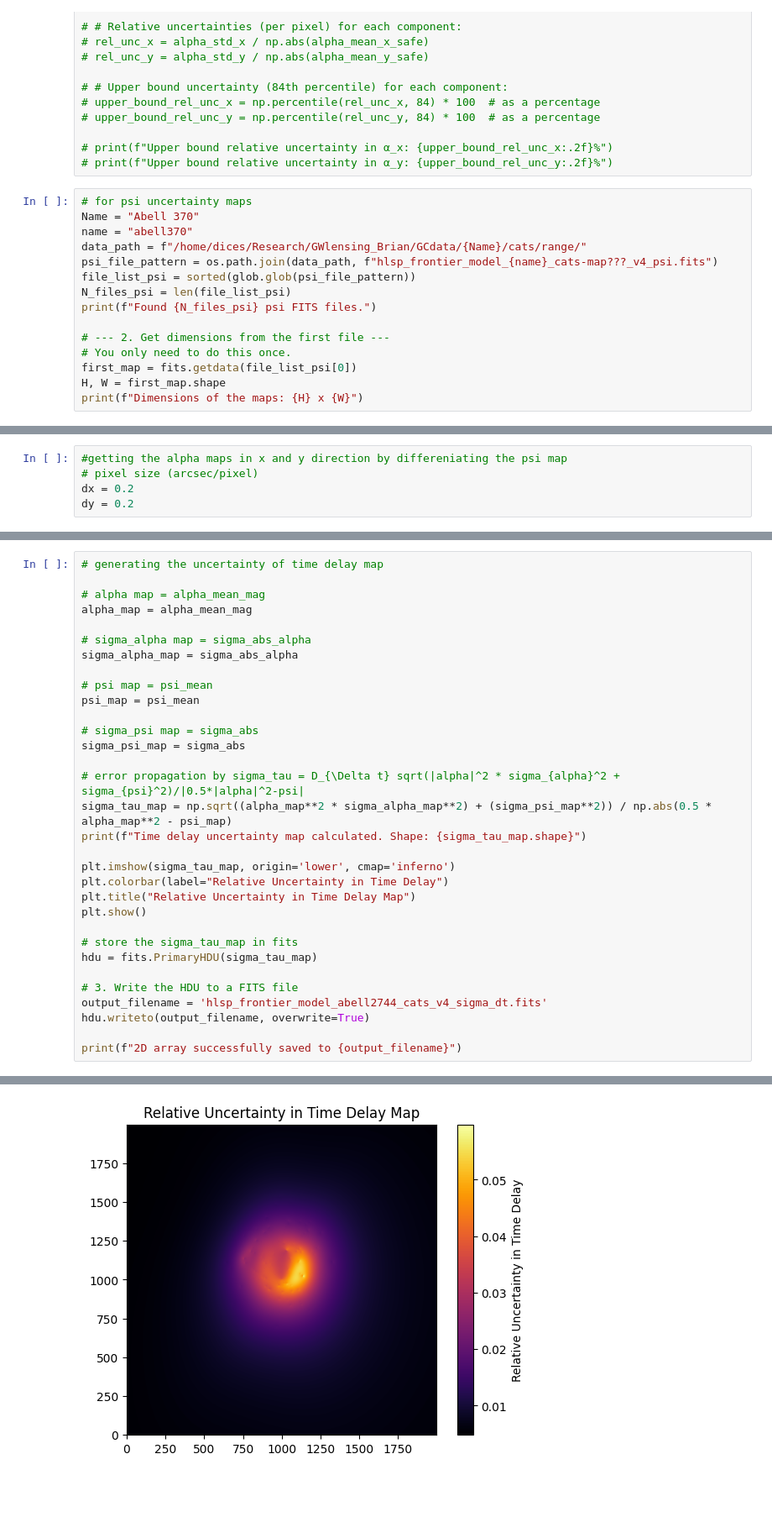
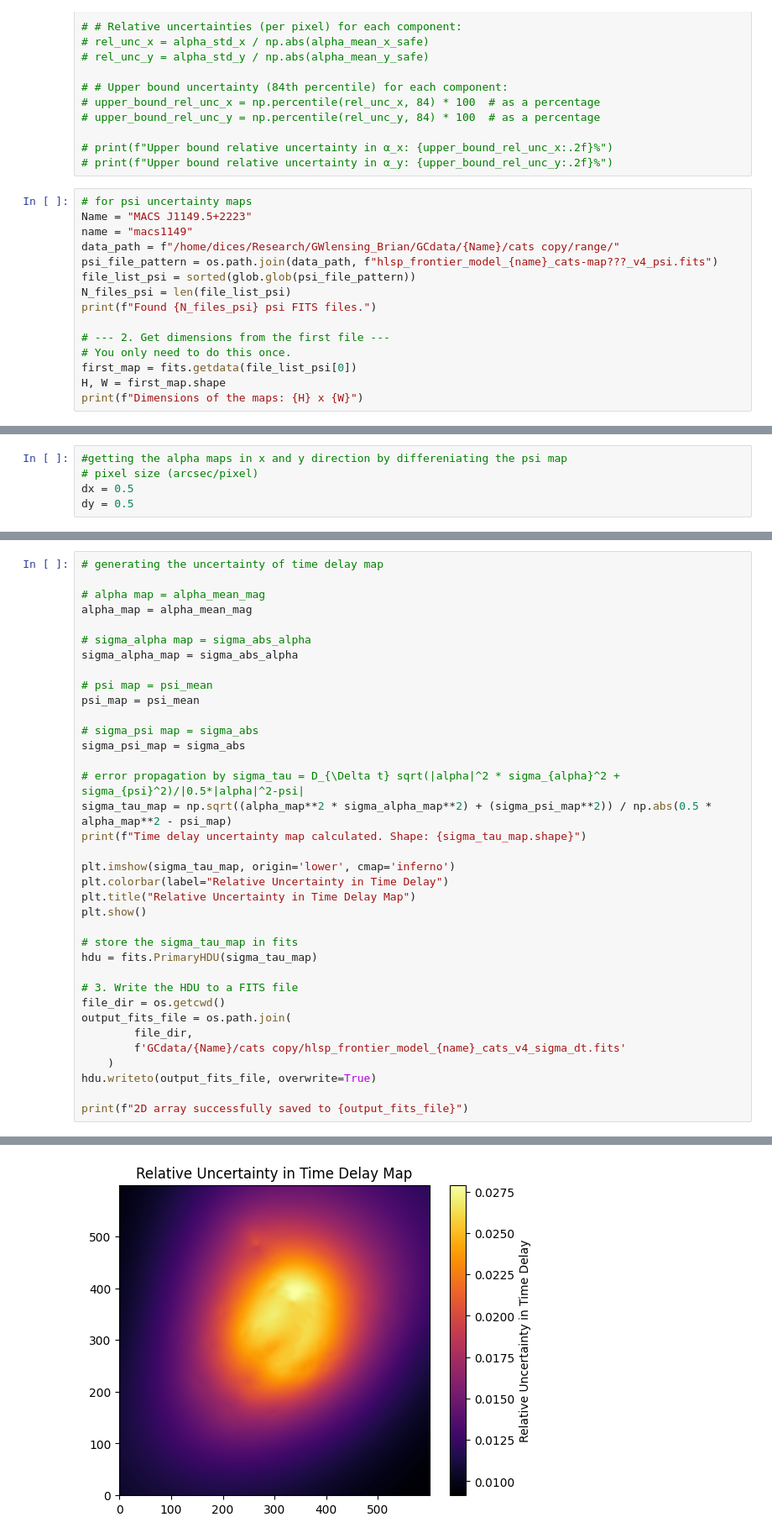
Before and after one commit to diceandcats/GWlensing_Brian, a Jupyter notebook: uncertainty.ipynb, the cells around one changed output, grey strips where cells are left out. Shown at 84% size. Drawn from its saved outputs; the diff is of its cells as text; blank space fills up the shorter version.

```diff
--- a/uncertainty.ipynb
+++ b/uncertainty.ipynb
@@ -105,9 +105,9 @@ os.getcwd()
 # print(f"Upper bound relative uncertainty in α_y: {upper_bound_rel_unc_y:.2f}%")
 # %%
 # for psi uncertainty maps
-Name = "Abell 370"
-name = "abell370"
-data_path = f"/home/dices/Research/GWlensing_Brian/GCdata/{Name}/cats/range/"
+Name = "MACS J1149.5+2223"
+name = "macs1149"
+data_path = f"/home/dices/Research/GWlensing_Brian/GCdata/{Name}/cats copy/range/"
 psi_file_pattern = os.path.join(data_path, f"hlsp_frontier_model_{name}_cats-map???_v4_psi.fits")
 file_list_psi = sorted(glob.glob(psi_file_pattern))
 N_files_psi = len(file_list_psi)
@@ -172,8 +187,8 @@ Upper bound absolute uncertainty in |ψ|: 55.4762
 # %%
 #getting the alpha maps in x and y direction by differeniating the psi map
 # pixel size (arcsec/pixel)
-dx = 0.2
-dy = 0.2
+dx = 0.5
+dy = 0.5
 # %%
 # Visualization
 fig, axes = plt.subplots(1, 2, figsize=(18, 5))
@@ -336,8 +348,12 @@ plt.show()
 hdu = fits.PrimaryHDU(sigma_tau_map)
 
 # 3. Write the HDU to a FITS file
-output_filename = 'hlsp_frontier_model_abell2744_cats_v4_sigma_dt.fits'
-hdu.writeto(output_filename, overwrite=True)
+file_dir = os.getcwd()
+output_fits_file = os.path.join(
+        file_dir,
+        f'GCdata/{Name}/cats copy/hlsp_frontier_model_{name}_cats_v4_sigma_dt.fits'
+    )
+hdu.writeto(output_fits_file, overwrite=True)
 
-print(f"2D array successfully saved to {output_filename}")
+print(f"2D array successfully saved to {output_fits_file}")
 # %% [output]
@@ -345 +361 @@ Time delay uncertainty map calculated. Shape: (2000, 2000)
-[figure, old version]
+[figure, new version]
```
Also changed, not shown: parts of 10 cells of this notebook, 4 other files.
